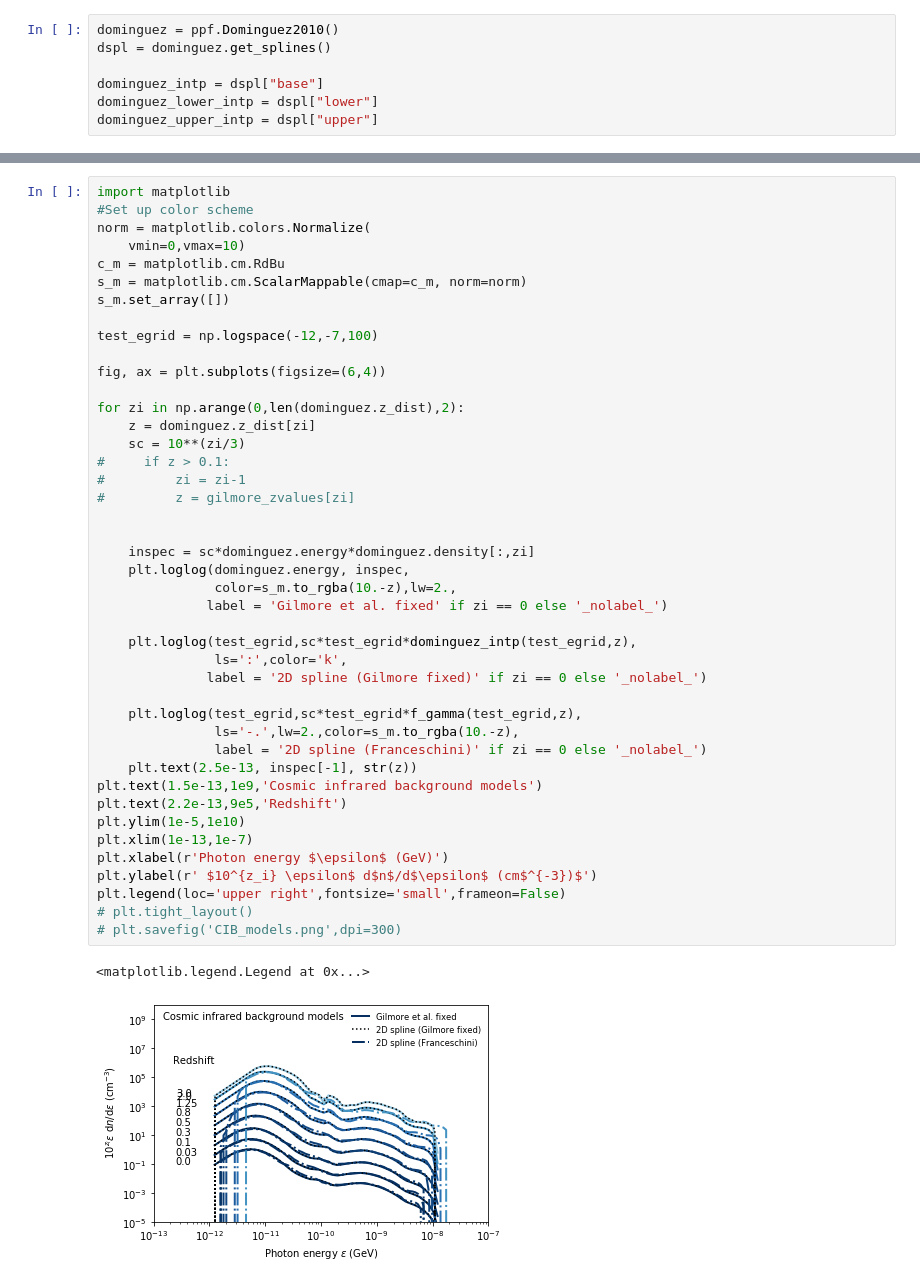
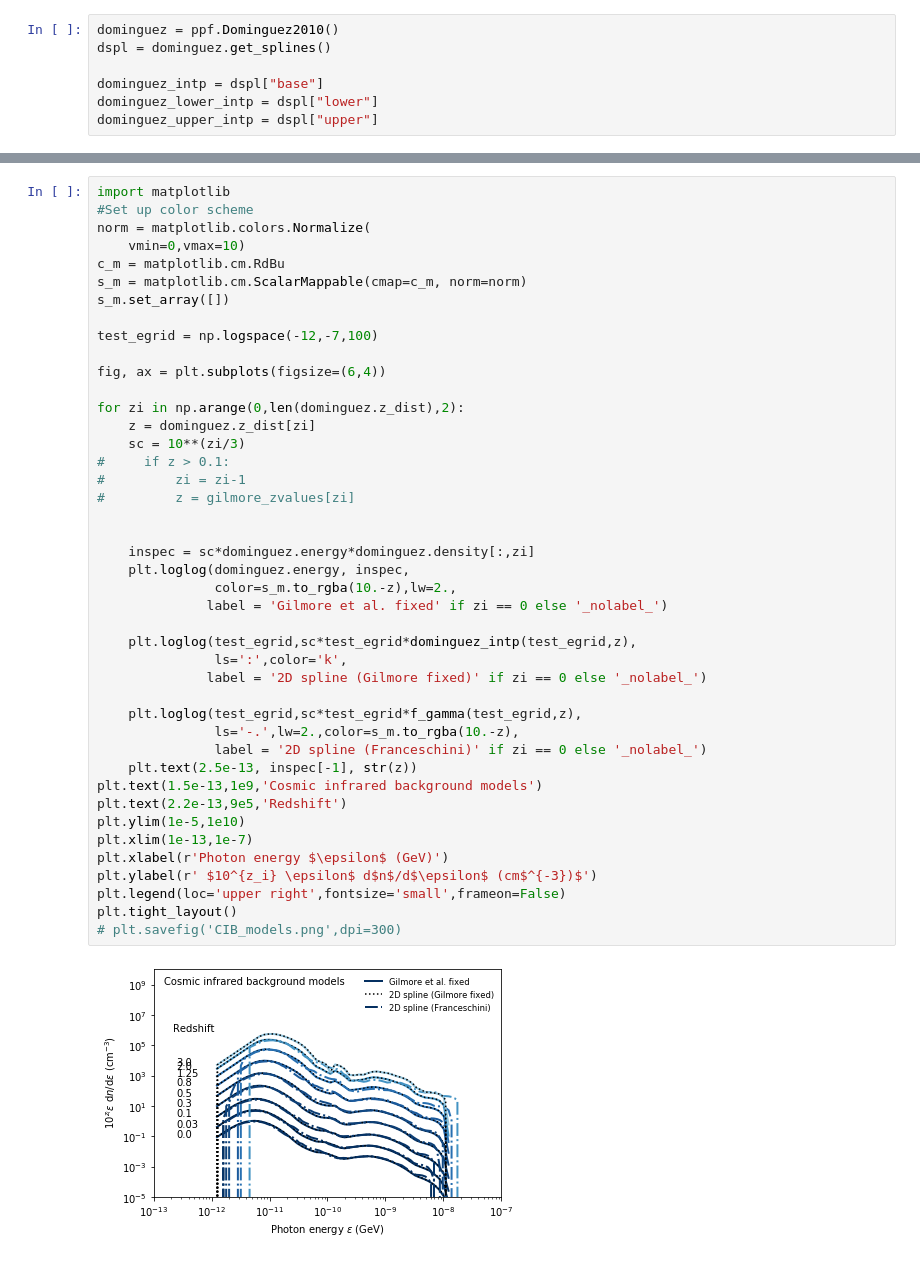
Before and after one commit to joheinze/PriNCe-data-utils, a Jupyter notebook: notebooks/photon_fields.ipynb, the cells around one changed output, grey strips where cells are left out. Cells and saved outputs as stored; diff of their text form.

```diff
--- a/notebooks/photon_fields.ipynb
+++ b/notebooks/photon_fields.ipynb
@@ -368,33 +376,32 @@ fig, ax = plt.subplots(figsize=(6,4))
 for zi in np.arange(0,len(dominguez.z_dist),2):
     z = dominguez.z_dist[zi]
     sc = 10**(zi/3)
 #     if z > 0.1:
 #         zi = zi-1
 #         z = gilmore_zvalues[zi]
 
 
     inspec = sc*dominguez.energy*dominguez.density[:,zi]
     plt.loglog(dominguez.energy, inspec,
                color=s_m.to_rgba(10.-z),lw=2.,
               label = 'Gilmore et al. fixed' if zi == 0 else '_nolabel_')
 
     plt.loglog(test_egrid,sc*test_egrid*dominguez_intp(test_egrid,z),
                ls=':',color='k',
               label = '2D spline (Gilmore fixed)' if zi == 0 else '_nolabel_')
 
     plt.loglog(test_egrid,sc*test_egrid*f_gamma(test_egrid,z),
                ls='-.',lw=2.,color=s_m.to_rgba(10.-z),
                label = '2D spline (Franceschini)' if zi == 0 else '_nolabel_')
     plt.text(2.5e-13, inspec[-1], str(z))
 plt.text(1.5e-13,1e9,'Cosmic infrared background models')
 plt.text(2.2e-13,9e5,'Redshift')
 plt.ylim(1e-5,1e10)
 plt.xlim(1e-13,1e-7)
 plt.xlabel(r'Photon energy $\epsilon$ (GeV)')
 plt.ylabel(r' $10^{z_i} \epsilon$ d$n$/d$\epsilon$ (cm$^{-3})$')
 plt.legend(loc='upper right',fontsize='small',frameon=False)
-# plt.tight_layout()
+plt.tight_layout()
 # plt.savefig('CIB_models.png',dpi=300)
 # %% [output]
-<matplotlib.legend.Legend at 0x...>
-[figure, old version]
+[figure, new version]
```
Also changed, not shown: parts of 3 cells of this notebook, 2 other files.
